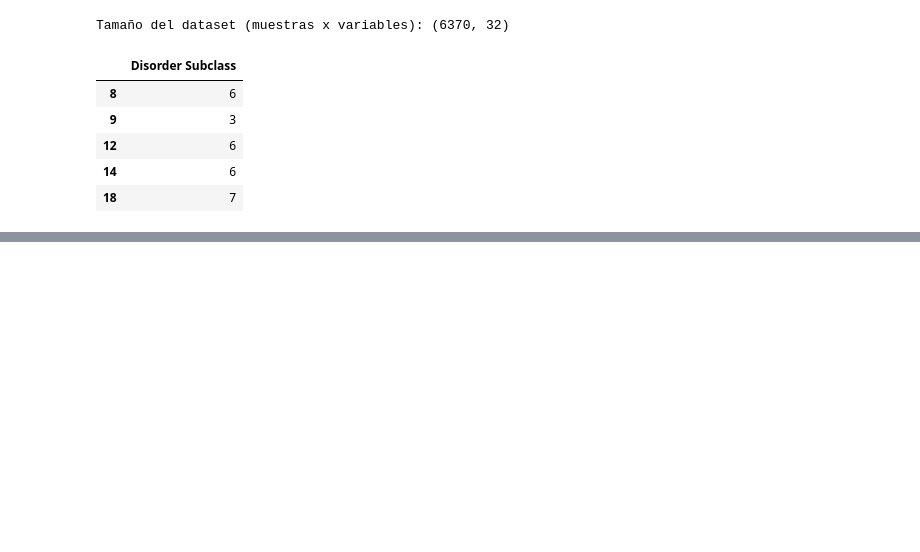
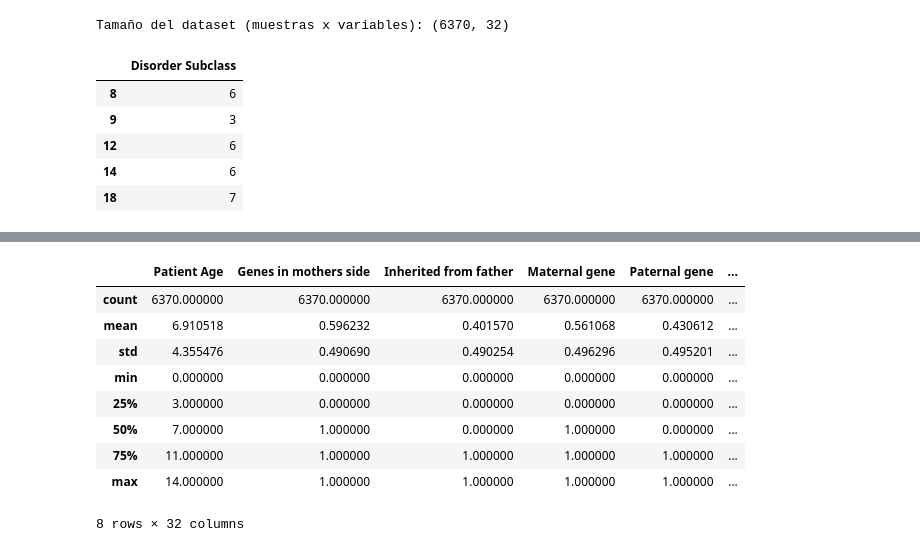
Before and after one commit to nozerorma/ML-IA---Final-Module-Project-G5, a Jupyter notebook: Notebook _G5_Project_mig.ipynb, the cells around one changed output, grey strips where cells are left out. Saved outputs shown, nothing was run; the diff lists cells and outputs as text; code cells hidden in the pictures; blank space fills up the shorter version.

```diff
--- a/Notebook _G5_Project_mig.ipynb
+++ b/Notebook _G5_Project_mig.ipynb
@@ -408,0 +409,13 @@ Name: Genetic Disorder, dtype: int64
+# %%
+data.describe()
+# %% [output]
+|  | Patient Age | Genes in mothers side | Inherited from father | Maternal gene | Paternal gene | ... |
+| count | 6370.000000 | 6370.000000 | 6370.000000 | 6370.000000 | 6370.000000 | ... |
+| mean | 6.910518 | 0.596232 | 0.401570 | 0.561068 | 0.430612 | ... |
+| std | 4.355476 | 0.490690 | 0.490254 | 0.496296 | 0.495201 | ... |
+| min | 0.000000 | 0.000000 | 0.000000 | 0.000000 | 0.000000 | ... |
+| 25% | 3.000000 | 0.000000 | 0.000000 | 0.000000 | 0.000000 | ... |
+| 50% | 7.000000 | 1.000000 | 0.000000 | 1.000000 | 0.000000 | ... |
+| 75% | 11.000000 | 1.000000 | 1.000000 | 1.000000 | 1.000000 | ... |
+| max | 14.000000 | 1.000000 | 1.000000 | 1.000000 | 1.000000 | ... |
+8 rows × 32 columns
```
Also changed, not shown: parts of 10 cells of this notebook, 1 other file.
